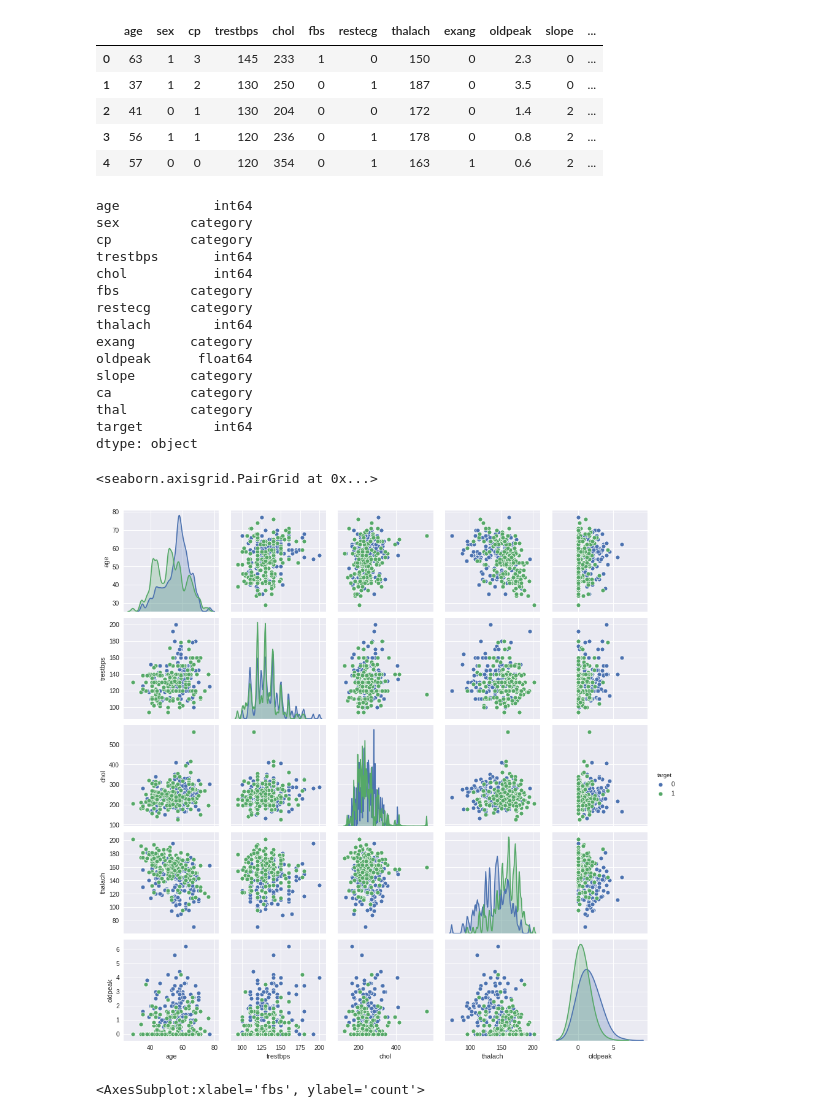
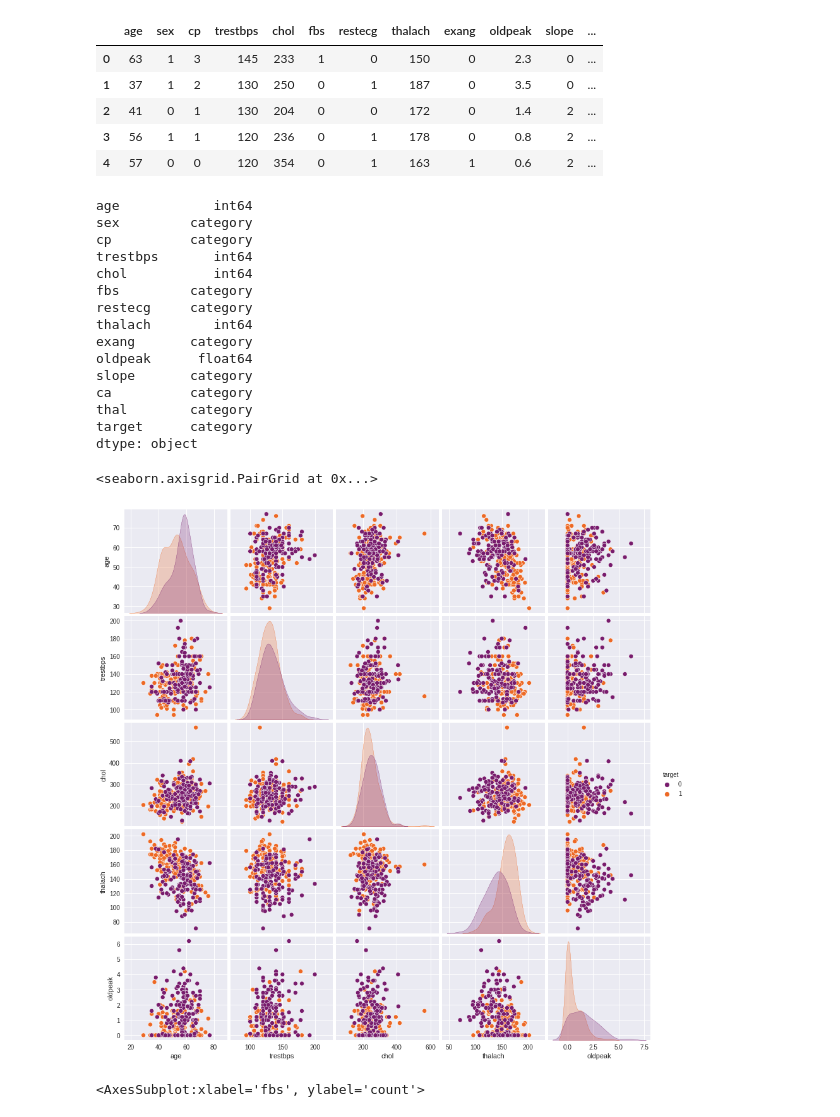
Before and after one commit to joaquinhojman/AprendizajeEstadistico-TPFinal, a Jupyter notebook: TP3_AE.ipynb, the cells around one changed output. Saved outputs shown, nothing was run; the diff lists cells and outputs as text; code cells hidden in the pictures.

```diff
--- a/TP3_AE.ipynb
+++ b/TP3_AE.ipynb
@@ -38,7 +36,7 @@ heart_csv['exang'] = heart_csv['exang'].astype('category')
 heart_csv['slope'] = heart_csv['slope'].astype('category')
 heart_csv['ca'] = heart_csv['ca'].astype('category')
 heart_csv['thal'] = heart_csv['thal'].astype('category')
-heart_csv['target'] = heart_csv['target'].astype('int64')
+heart_csv['target'] = heart_csv['target'].astype('category')
 
 heart_csv.dtypes
 # %% [output]
@@ -55,14 +53,15 @@ oldpeak      float64
 slope       category
 ca          category
 thal        category
-target         int64
+target      category
 dtype: object
 # %%
 # pairplot de las variables mas llamativas
-sns.pairplot(heart_csv, vars=['age', 'trestbps', 'chol', 'thalach', 'oldpeak'], hue='target', diag_kws={'bw': 1})
+p = sns.color_palette('inferno', n_colors=2)
+sns.pairplot(heart_csv, vars=['age', 'trestbps', 'chol', 'thalach', 'oldpeak'], hue='target', palette=p)
 # %% [output]
 <seaborn.axisgrid.PairGrid at 0x...>
-[figure, old version]
+[figure, new version]
 # %%
 sns.countplot(x="fbs", hue='target', data=heart_csv)
 # %% [output]
```
Also changed, not shown: parts of 36 cells of this notebook, 14 other files.
